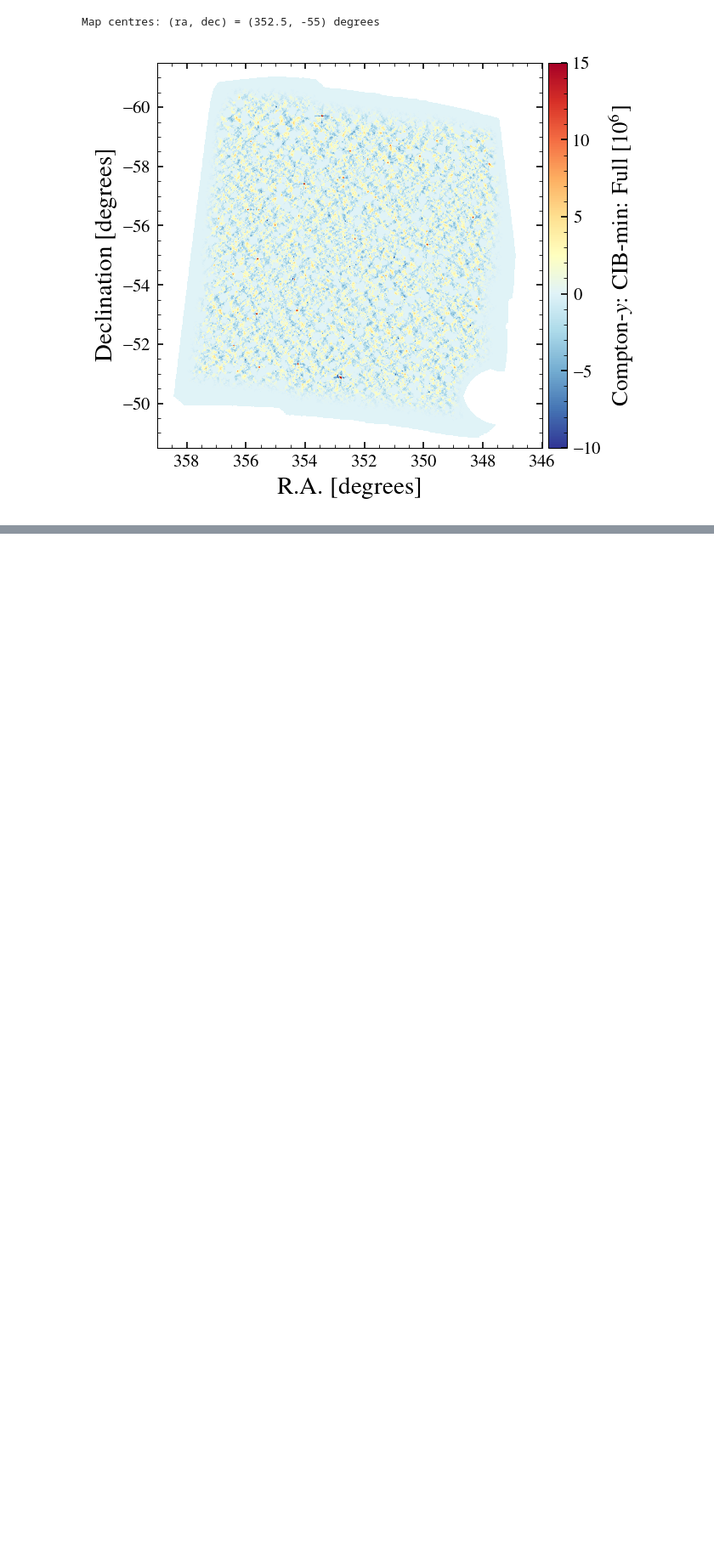
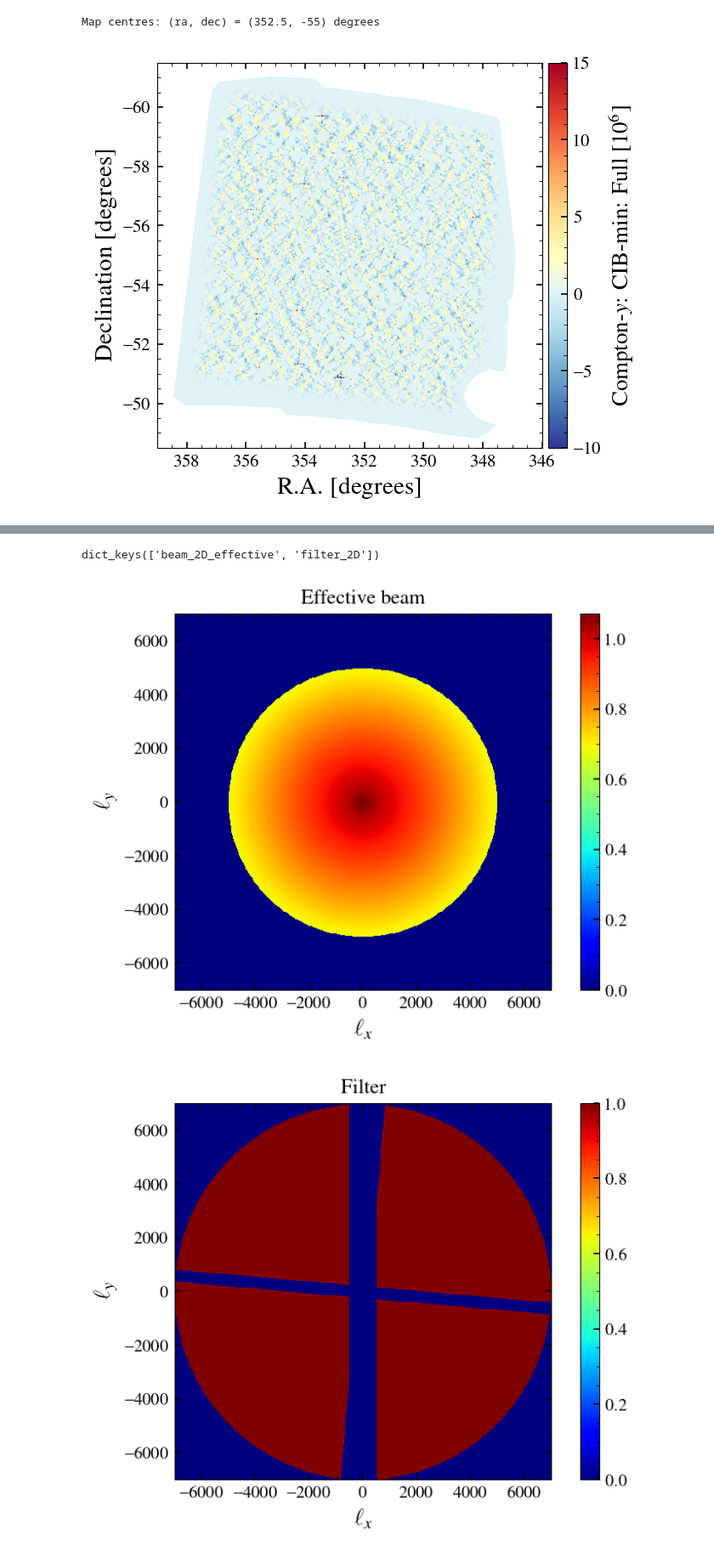
Before and after one commit to sriniraghunathan/tSZ_2pt_SPT_SPIRE, a Jupyter notebook: read_maps_masks_bandpowers_cov.ipynb, the cells around one changed output, grey strips where cells are left out. Shown at 85% size. Cells and saved outputs as stored; diff of their text form; code cells hidden in the pictures; blank space fills up the shorter version.

```diff
--- a/read_maps_masks_bandpowers_cov.ipynb
+++ b/read_maps_masks_bandpowers_cov.ipynb
@@ -235,0 +242,57 @@ Map centres: (ra, dec) = (352.5, -55) degrees
+# %%
+def get_lxly(flatskymapparams):
+
+    """
+    returns lx, ly based on the flatskymap parameters
+    input:
+    flatskymyapparams = [nx, ny, dx] where ny, nx = flatskymap.shape; and reso_am is the pixel resolution in arcminutes.
+    for example: [100, 100, 0.5] is a 50' x 50' flatskymap that has dimensions 100 x 100 with dx = dy = 0.5 arcminutes.
+
+    output:
+    lx, ly
+    """
+
+    nx, ny, reso_am = flatskymapparams
+    reso_rad = np.radians(reso_am/60.)
+
+    lx, ly = np.meshgrid( np.fft.fftfreq( nx, reso_rad ), np.fft.fftfreq( ny, reso_rad ) )
+    lx *= 2* np.pi
+    ly *= 2* np.pi
+
+    return lx, ly
+
+#read beam and filters
+beam_filter_fname = 'publish/bandpowers_and_cov/beam_filter.npy'
+beam_filter_dict = np.load( beam_filter_fname, allow_pickle=True ).item()
+bl_eff_2D = beam_filter_dict['beam_2D_effective']
+filter_2D = beam_filter_dict['filter_2D']
+
+#get lx, ly#, and ell_grid
+ny, nx = bl_eff_2D.shape
+reso_am = 0.5
+mapparams = [ny, nx, reso_am]
+lx, ly = get_lxly(mapparams)
+##ell_grid = np.str( lx**2 + ly**2 )
+print(beam_filter_dict.keys())
+
+#plot
+axlim = 7000
+extent_val = [np.min(lx), np.max(lx), np.min(ly), np.max(ly)]
+fsval = 14
+clf()
+imshow( np.fft.fftshift(bl_eff_2D), extent = extent_val); title(r'Effective beam');
+colorbar()
+xlabel(r'$\ell_{x}$', fontsize = fsval); ylabel(r'$\ell_{y}$', fontsize = fsval)
+xlim(-axlim, axlim); ylim(-axlim, axlim)
+show()
+
+clf()
+imshow( np.fft.fftshift(filter_2D), extent = extent_val); title(r'Filter');
+colorbar()
+xlabel(r'$\ell_{x}$', fontsize = fsval); ylabel(r'$\ell_{y}$', fontsize = fsval)
+xlim(-axlim, axlim); ylim(-axlim, axlim)
+show()
+# %% [output]
+dict_keys(['beam_2D_effective', 'filter_2D'])
+[figure, added]
+[figure, added]
```
Also changed, not shown: parts of 1 cell of this notebook, 45 other files.
